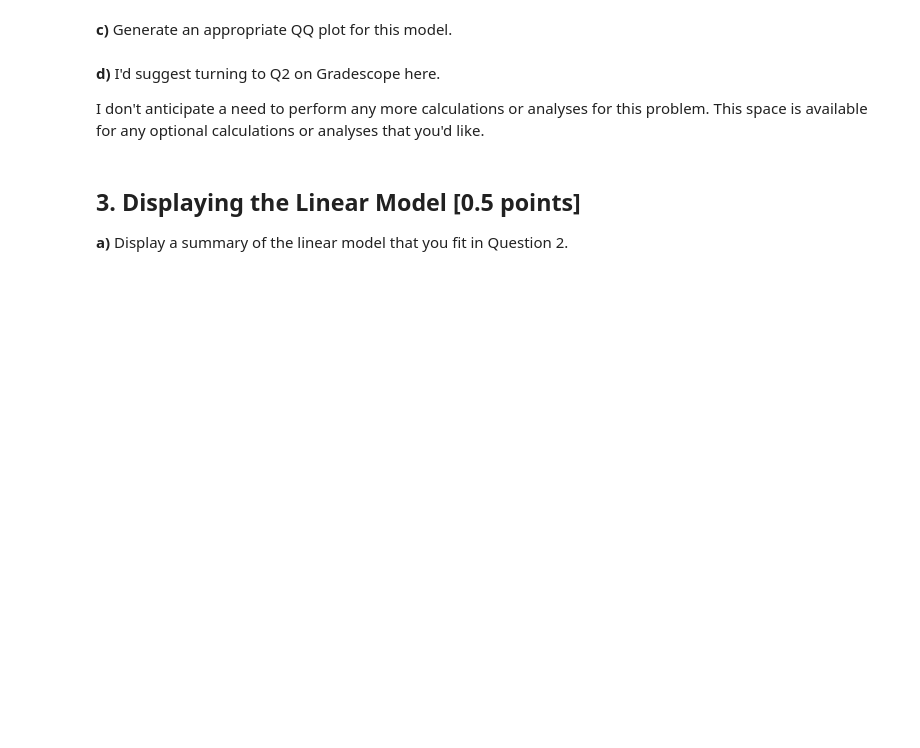
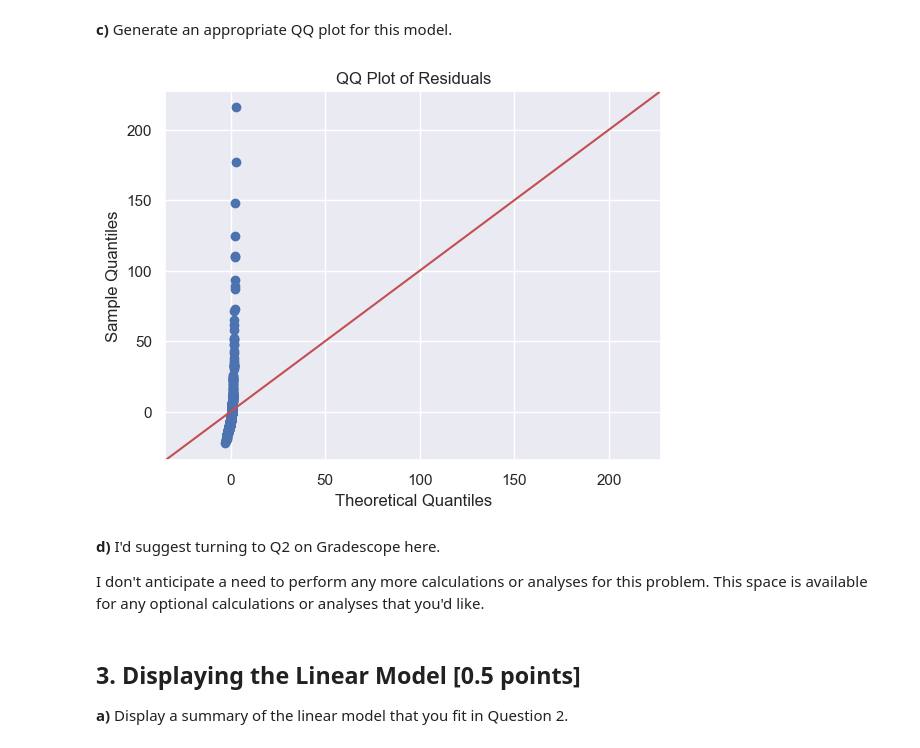
Before and after one commit to MatthewMandhyan/Stat207_clone, a Jupyter notebook: homework_08/homework_08.ipynb, the cells around one changed output. Saved outputs shown, nothing was run; the diff lists cells and outputs as text; code cells hidden in the pictures; blank space fills up the shorter version.

```diff
--- a/homework_08/homework_08.ipynb
+++ b/homework_08/homework_08.ipynb
@@ -68,5 +97,11 @@ results = smf.ols('Days ~ Age + EdYears + Blood + Race + Race * EdYears', data =
 # %% [markdown]
 **c)** Generate an appropriate QQ plot for this model.
+# %%
+sm.qqplot(results.resid, line='45')
+plt.title("QQ Plot of Residuals")
+plt.show()
+# %% [output]
+[figure, added]
 # %% [markdown]
 **d)** I'd suggest turning to Q2 on Gradescope here.
 
```
Also changed, not shown: parts of 8 cells of this notebook.
